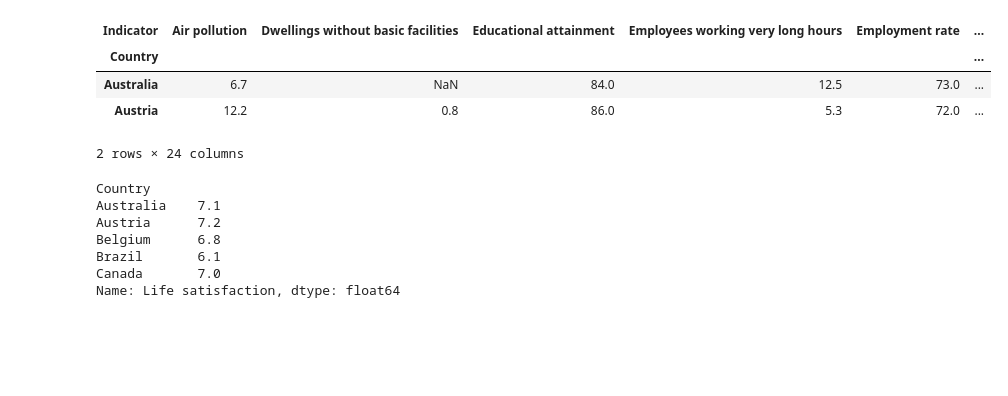
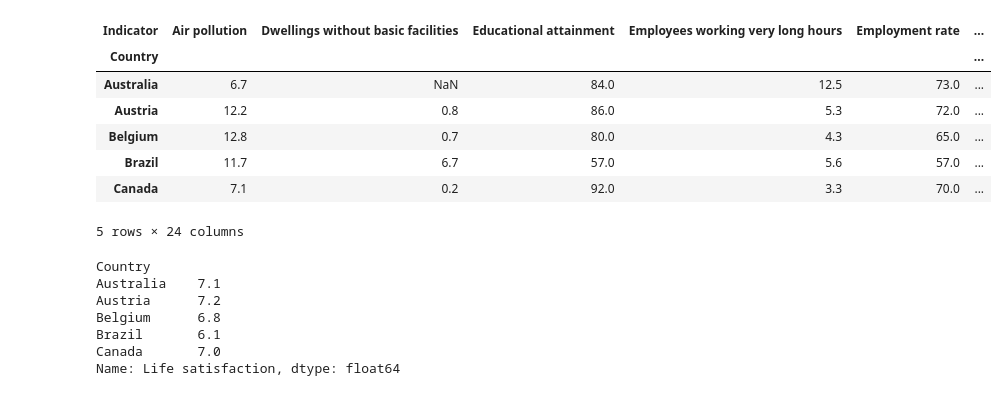
Before and after one commit to topollonaketsana/Hands-On-Machine-Learning-Projects, a Jupyter notebook: Model_based_learning/ML - Life Satisfaction vs Money - Research based.ipynb, the cells around one changed output. Saved outputs shown, nothing was run; the diff lists cells and outputs as text; code cells hidden in the pictures; blank space fills up the shorter version.

```diff
--- a/Model_based_learning/ML - Life Satisfaction vs Money - Research based.ipynb
+++ b/Model_based_learning/ML - Life Satisfaction vs Money - Research based.ipynb
@@ -10,15 +10,18 @@ import os
 # %%
 DATA_PATH = "data/"
 oecd_bli = pd.read_csv (DATA_PATH + "oecd_bli_2015.csv", thousands = ',')
 oecd_bli = oecd_bli[oecd_bli["INEQUALITY"]=="TOT"]
 oecd_bli = oecd_bli.pivot (index="Country", columns="Indicator", values="Value")
-oecd_bli.head (2)
+oecd_bli.head ()
 # %% [output]
 | Indicator | Air pollution | Dwellings without basic facilities | Educational attainment | Employees working very long hours | Employment rate | ... |
 | Country |  |  |  |  |  | ... |
 | Australia | 6.7 | NaN | 84.0 | 12.5 | 73.0 | ... |
 | Austria | 12.2 | 0.8 | 86.0 | 5.3 | 72.0 | ... |
+| Belgium | 12.8 | 0.7 | 80.0 | 4.3 | 65.0 | ... |
+| Brazil | 11.7 | 6.7 | 57.0 | 5.6 | 57.0 | ... |
+| Canada | 7.1 | 0.2 | 92.0 | 3.3 | 70.0 | ... |
-2 rows × 24 columns
+5 rows × 24 columns
 # %%
 oecd_bli["Life satisfaction"].head()
 # %% [output]
```
Also changed, not shown: 2 other files.
